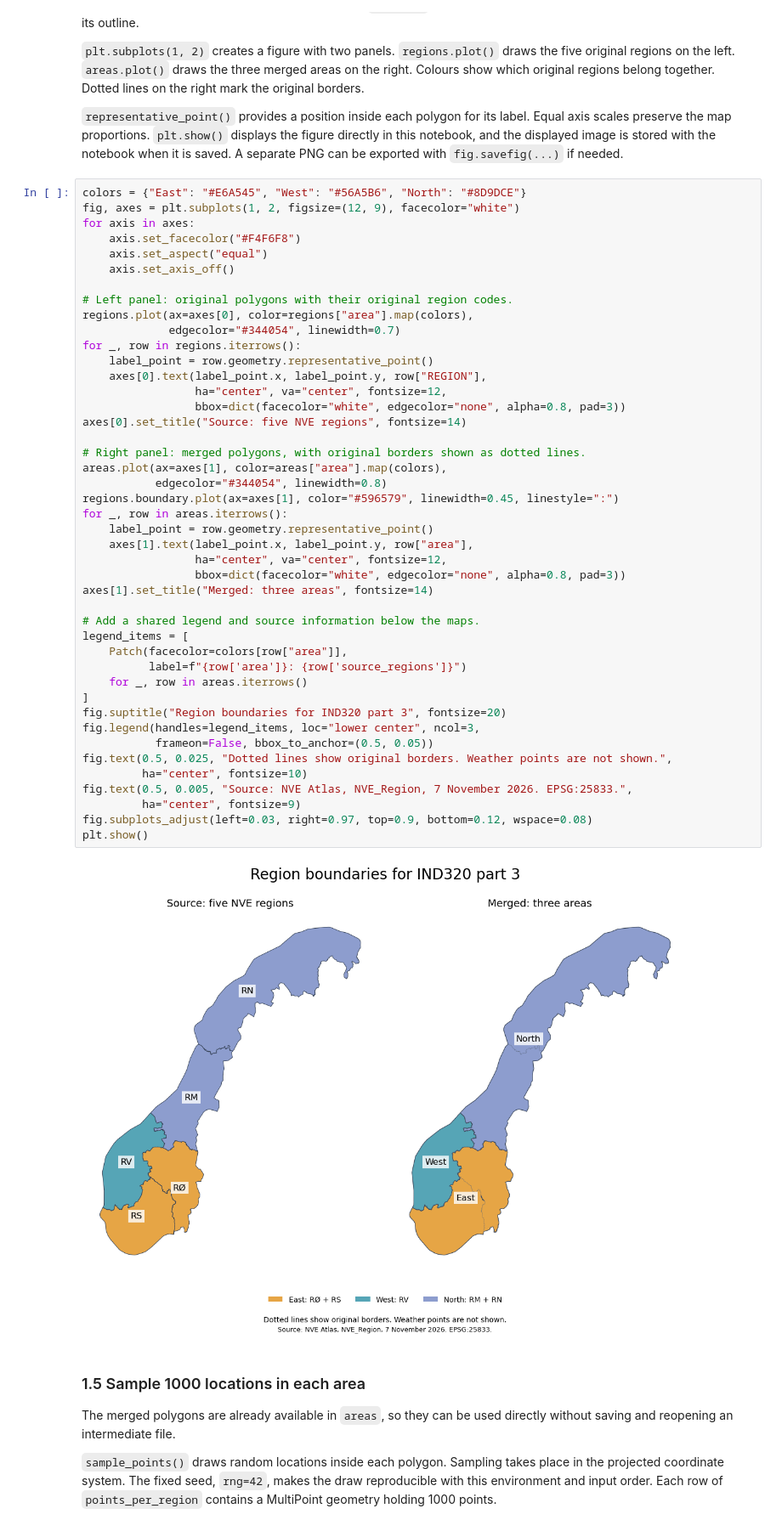
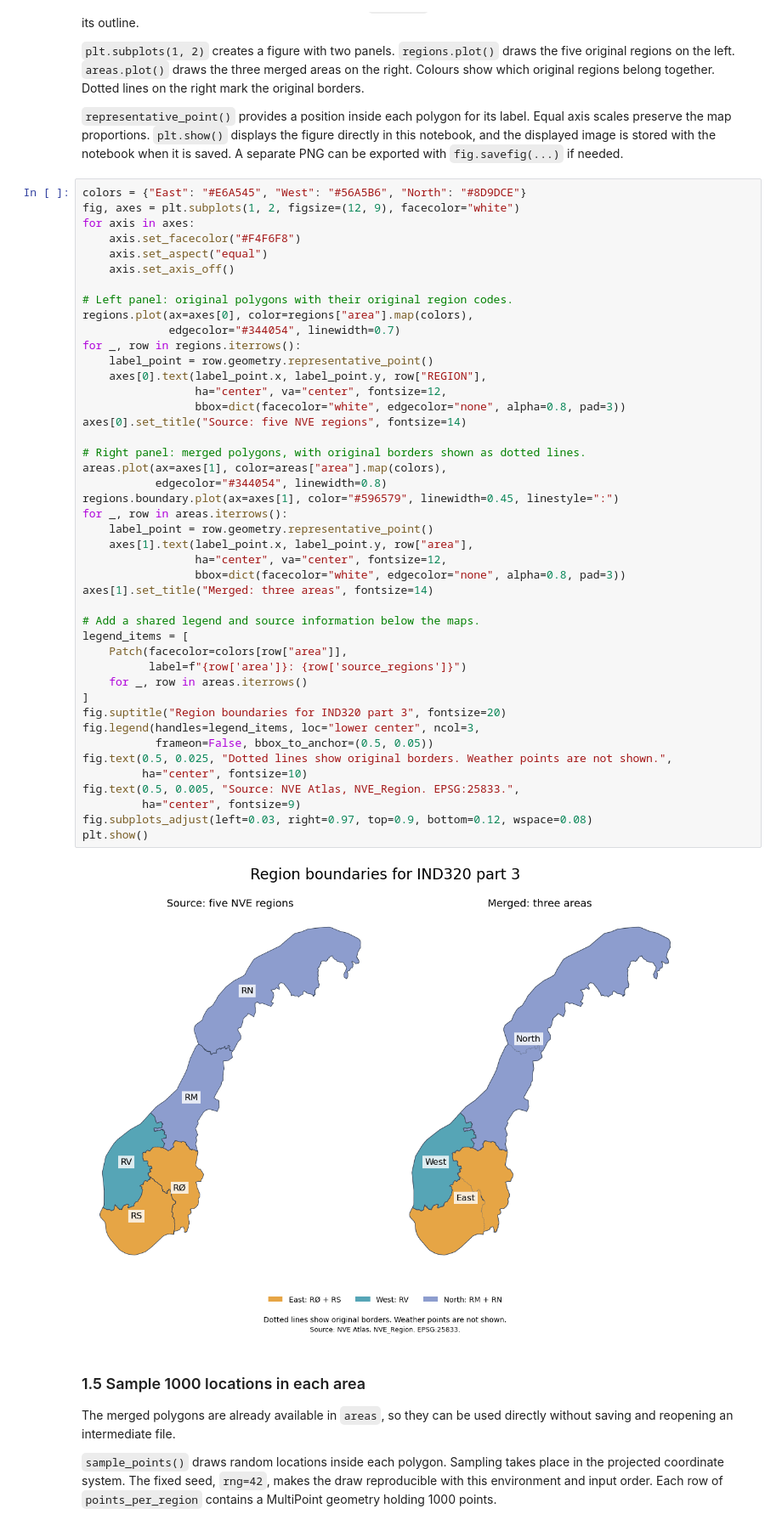
Before and after one commit to Haakon5555/ind320-haakon5555, a Jupyter notebook: prosjekt_del_3.ipynb, the cells around one changed output. Shown at 85% size. Drawn from its saved outputs; the diff is of its cells as text.

```diff
--- a/prosjekt_del_3.ipynb
+++ b/prosjekt_del_3.ipynb
@@ -122,35 +127,35 @@ for _, row in regions.iterrows():
                  ha="center", va="center", fontsize=12,
                  bbox=dict(facecolor="white", edgecolor="none", alpha=0.8, pad=3))
 axes[0].set_title("Source: five NVE regions", fontsize=14)
 
 # Right panel: merged polygons, with original borders shown as dotted lines.
 areas.plot(ax=axes[1], color=areas["area"].map(colors),
            edgecolor="#344054", linewidth=0.8)
 regions.boundary.plot(ax=axes[1], color="#596579", linewidth=0.45, linestyle=":")
 for _, row in areas.iterrows():
     label_point = row.geometry.representative_point()
     axes[1].text(label_point.x, label_point.y, row["area"],
                  ha="center", va="center", fontsize=12,
                  bbox=dict(facecolor="white", edgecolor="none", alpha=0.8, pad=3))
 axes[1].set_title("Merged: three areas", fontsize=14)
 
 # Add a shared legend and source information below the maps.
 legend_items = [
     Patch(facecolor=colors[row["area"]],
           label=f"{row['area']}: {row['source_regions']}")
     for _, row in areas.iterrows()
 ]
 fig.suptitle("Region boundaries for IND320 part 3", fontsize=20)
 fig.legend(handles=legend_items, loc="lower center", ncol=3,
            frameon=False, bbox_to_anchor=(0.5, 0.05))
 fig.text(0.5, 0.025, "Dotted lines show original borders. Weather points are not shown.",
          ha="center", fontsize=10)
-fig.text(0.5, 0.005, "Source: NVE Atlas, NVE_Region, 7 November 2026. EPSG:25833.",
+fig.text(0.5, 0.005, "Source: NVE Atlas, NVE_Region. EPSG:25833.",
          ha="center", fontsize=9)
 fig.subplots_adjust(left=0.03, right=0.97, top=0.9, bottom=0.12, wspace=0.08)
 plt.show()
 # %% [output]
-[figure, old version]
+[figure, new version]
 # %% [markdown]
 ### 1.5 Sample 1000 locations in each area
 
```
Also changed, not shown: parts of 31 cells of this notebook, 18 other files.
